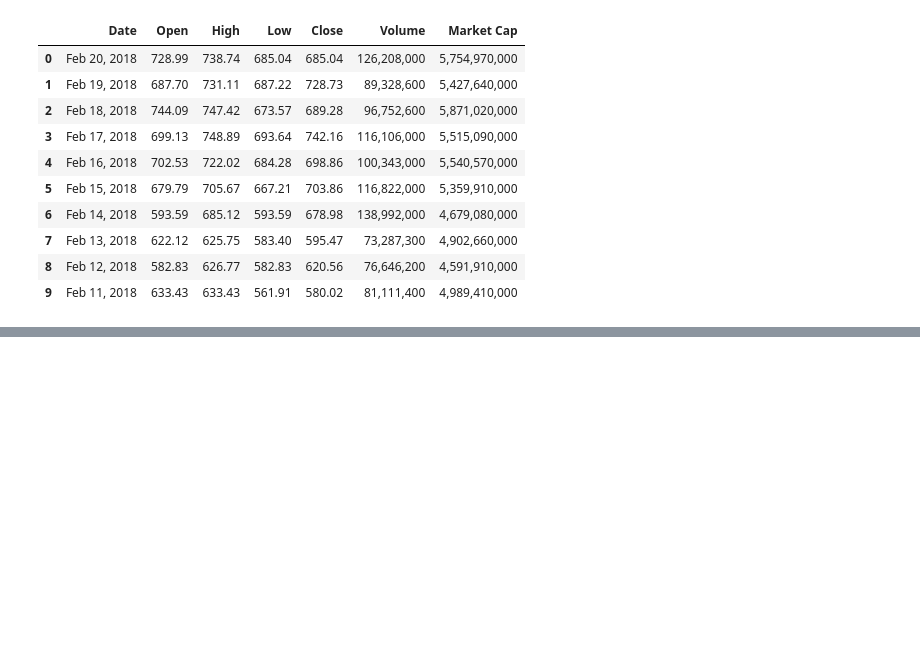
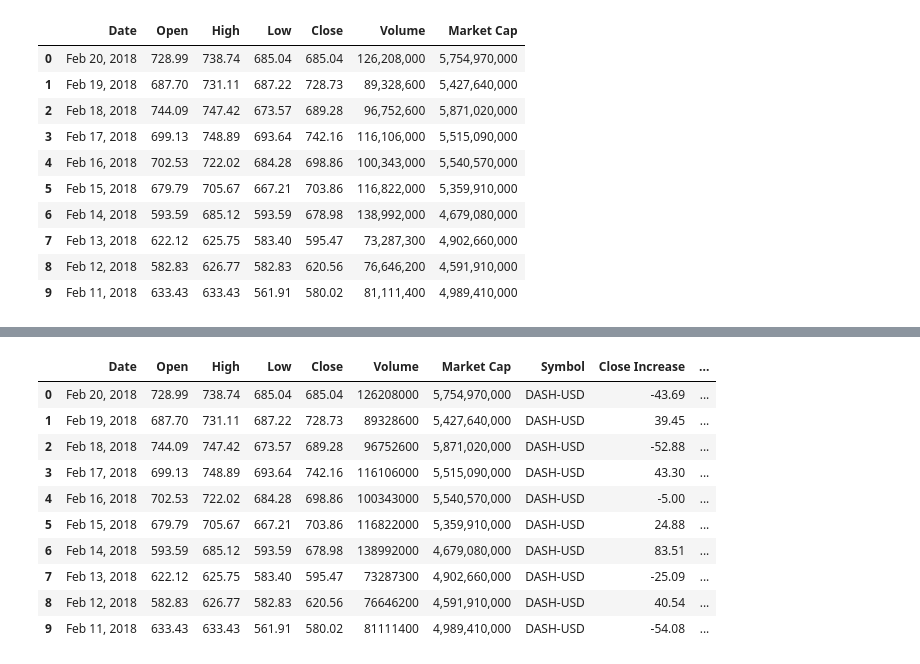
Before and after one commit to Kato883/Crypto_Knights, a Jupyter notebook: Scripts/readCSVs.ipynb, the cells around one changed output, grey strips where cells are left out. Saved outputs shown, nothing was run; the diff lists cells and outputs as text; code cells hidden in the pictures; blank space fills up the shorter version.

Commit message:
Using shift function to measure increases in days

```diff
--- a/Scripts/readCSVs.ipynb
+++ b/Scripts/readCSVs.ipynb
@@ -143,6 +143,6 @@ dash_file_df.head(10)
 | 8 | Feb 12, 2018 | 582.83 | 626.77 | 582.83 | 620.56 | 76,646,200 | 4,591,910,000 |
 | 9 | Feb 11, 2018 | 633.43 | 633.43 | 561.91 | 580.02 | 81,111,400 | 4,989,410,000 |
 # %%
-dash_file_df['Symbol'] = 'XRP-USD'
+dash_file_df['Symbol'] = 'DASH-USD'
 new_dash_file_df = dash_file_df
 new_dash_file_df.head(10)
@@ -148,0 +161,5 @@ new_dash_file_df.head(10)
+# %%
+new_dash_file_df['Close Increase'] = new_dash_file_df['Close'] - new_dash_file_df['Close'].shift(-1)
+
+final_dash_df = new_dash_file_df
+final_dash_df.head(10)
@@ -148,0 +178,4 @@ new_dash_file_df.head(10)
+# %%
+final_dash_df['Volume'] = final_dash_df['Volume'].str.replace(",", "").astype(int)
+
+final_dash_df.head()
@@ -148,0 +189,16 @@ new_dash_file_df.head(10)
+# %%
+final_dash_df['Volume Increase'] = final_dash_df['Volume'] - final_dash_df['Volume'].shift(-1)
+
+final_dash_df.head(10)
+# %% [output]
+|  | Date | Open | High | Low | Close | Volume | Market Cap | Symbol | Close Increase | ... |
+| 0 | Feb 20, 2018 | 728.99 | 738.74 | 685.04 | 685.04 | 126208000 | 5,754,970,000 | DASH-USD | -43.69 | ... |
+| 1 | Feb 19, 2018 | 687.70 | 731.11 | 687.22 | 728.73 | 89328600 | 5,427,640,000 | DASH-USD | 39.45 | ... |
+| 2 | Feb 18, 2018 | 744.09 | 747.42 | 673.57 | 689.28 | 96752600 | 5,871,020,000 | DASH-USD | -52.88 | ... |
+| 3 | Feb 17, 2018 | 699.13 | 748.89 | 693.64 | 742.16 | 116106000 | 5,515,090,000 | DASH-USD | 43.30 | ... |
+| 4 | Feb 16, 2018 | 702.53 | 722.02 | 684.28 | 698.86 | 100343000 | 5,540,570,000 | DASH-USD | -5.00 | ... |
+| 5 | Feb 15, 2018 | 679.79 | 705.67 | 667.21 | 703.86 | 116822000 | 5,359,910,000 | DASH-USD | 24.88 | ... |
+| 6 | Feb 14, 2018 | 593.59 | 685.12 | 593.59 | 678.98 | 138992000 | 4,679,080,000 | DASH-USD | 83.51 | ... |
+| 7 | Feb 13, 2018 | 622.12 | 625.75 | 583.40 | 595.47 | 73287300 | 4,902,660,000 | DASH-USD | -25.09 | ... |
+| 8 | Feb 12, 2018 | 582.83 | 626.77 | 582.83 | 620.56 | 76646200 | 4,591,910,000 | DASH-USD | 40.54 | ... |
+| 9 | Feb 11, 2018 | 633.43 | 633.43 | 561.91 | 580.02 | 81111400 | 4,989,410,000 | DASH-USD | -54.08 | ... |
```
Also changed, not shown: parts of 3 cells of this notebook.
